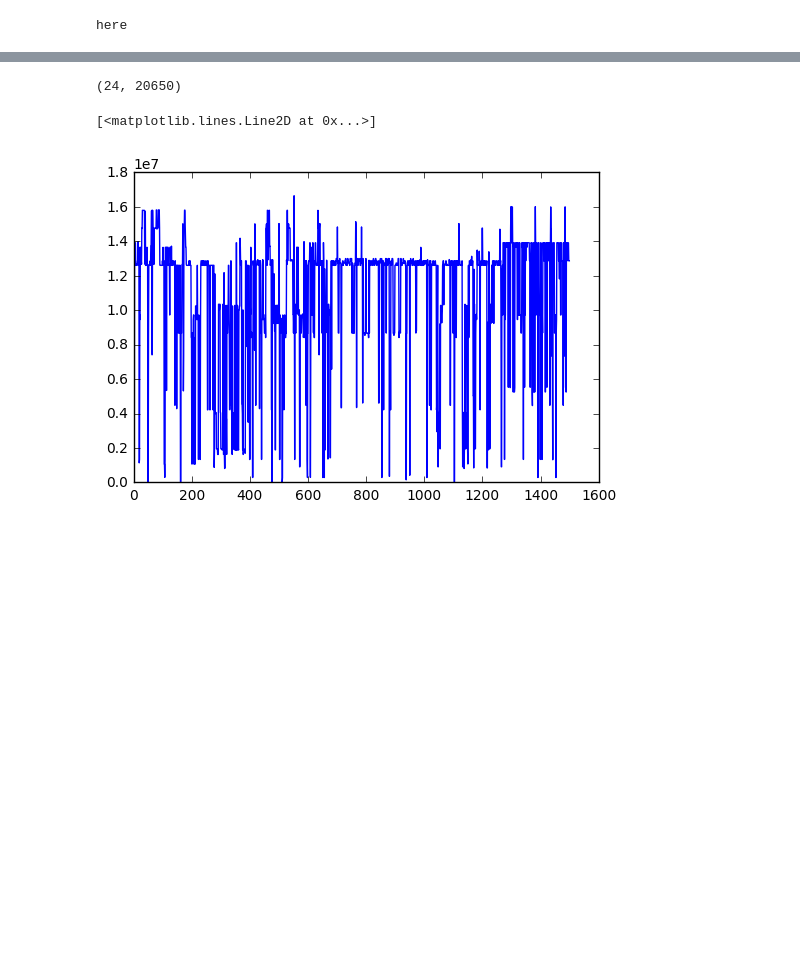
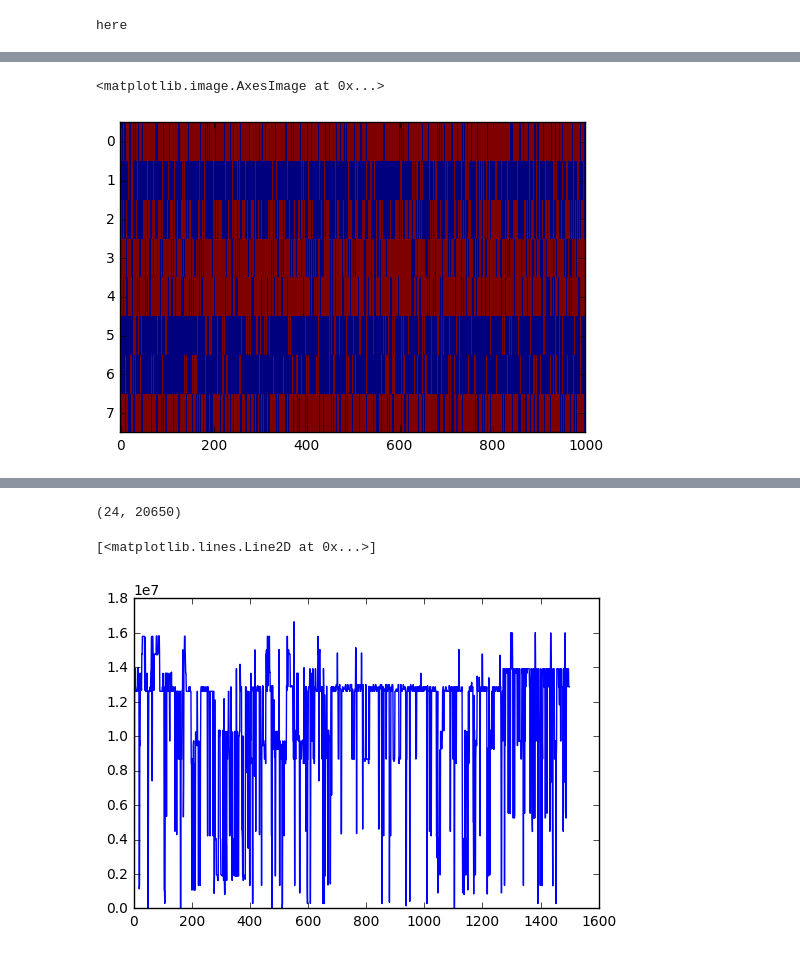
Before and after one commit to psilentp/janelia_vnc_poster, a Jupyter notebook: 01_make_poster.ipynb, the cells around one changed output, grey strips where cells are left out. Drawn from its saved outputs; the diff is of its cells as text; code cells hidden in the pictures; blank space fills up the shorter version.

```diff
--- a/01_make_poster.ipynb
+++ b/01_make_poster.ipynb
@@ -508,0 +61,6 @@ layout.save('poster.svg')
+# %%
+plt.imshow(simulated_shuffled[:,2000:3000],
+           aspect ='auto',interpolation = 'none')
+# %% [output]
+<matplotlib.image.AxesImage at 0x...>
+[figure, added]
```
Also changed, not shown: parts of 9 cells of this notebook, 6 other files.
